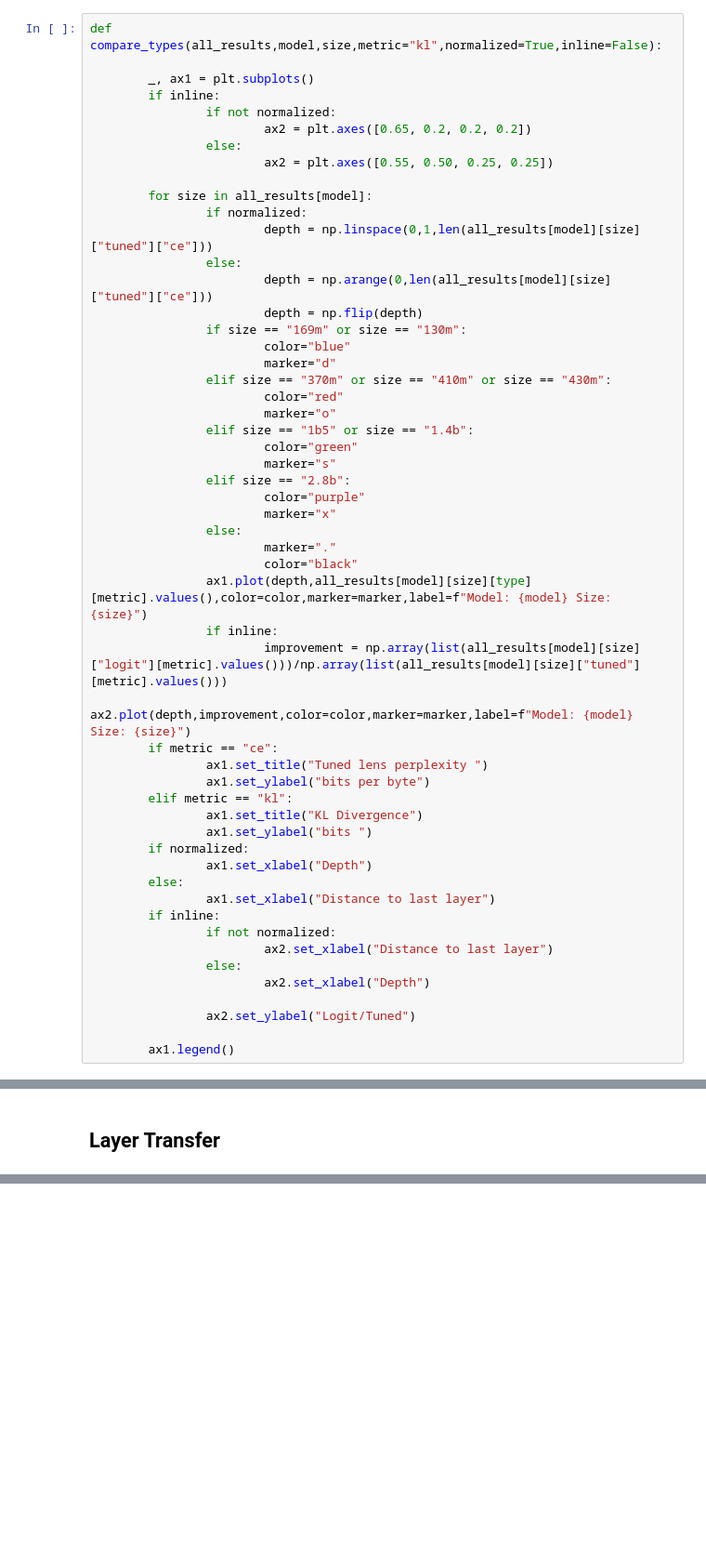
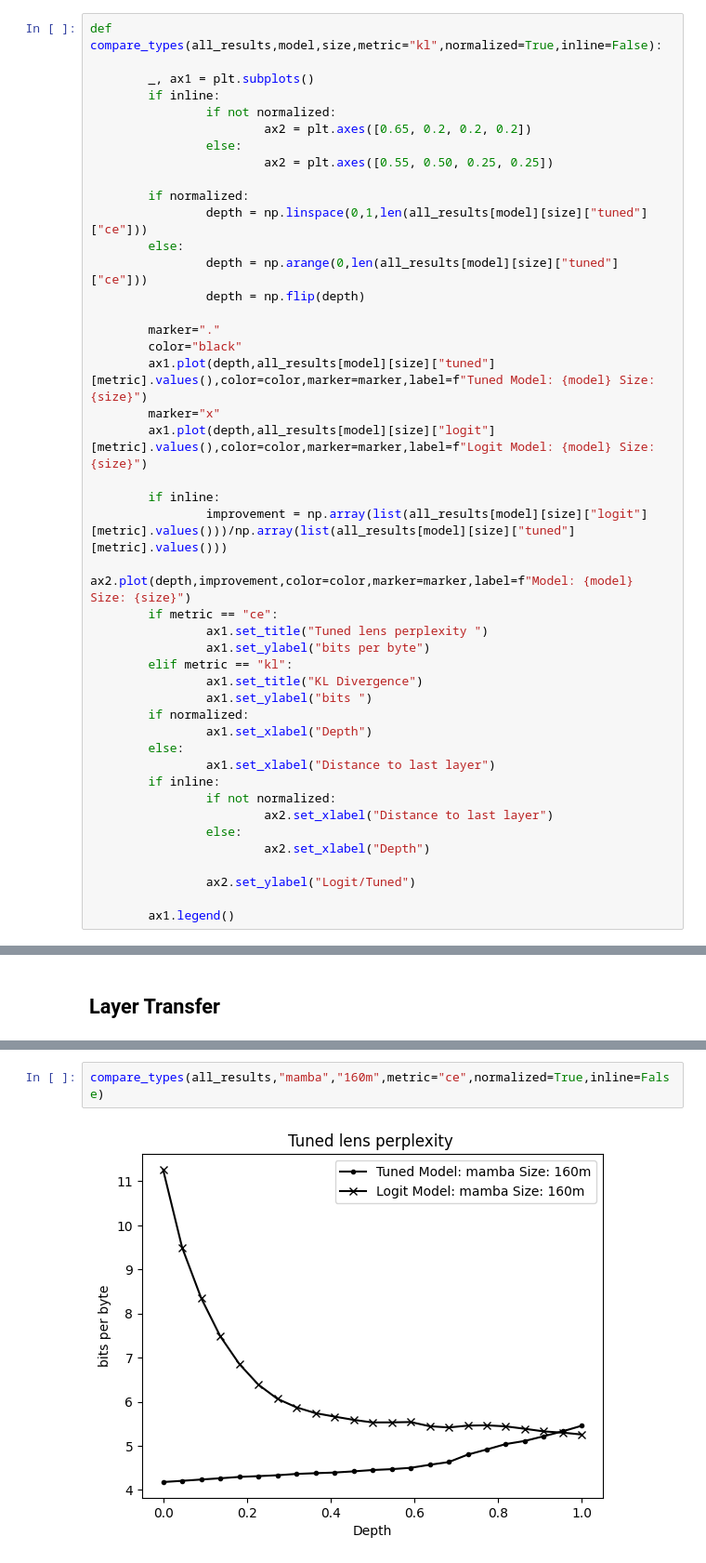
Before and after one commit to EleutherAI/rnngineering, a Jupyter notebook: Lenses/comparing_lenses.ipynb, the cells around one changed output, grey strips where cells are left out. Shown: that part at 93% size. Cells and saved outputs as stored; diff of their text form; blank space fills up the shorter version.

```diff
--- a/Lenses/comparing_lenses.ipynb
+++ b/Lenses/comparing_lenses.ipynb
@@ -151,31 +154,21 @@ def compare_types(all_results,model,size,metric="kl",normalized=True,inline=Fals
                 else:
                         ax2 = plt.axes([0.55, 0.50, 0.25, 0.25])
 
-        for size in all_results[model]:
-                if normalized:
-                        depth = np.linspace(0,1,len(all_results[model][size]["tuned"]["ce"]))
-                else:
-                        depth = np.arange(0,len(all_results[model][size]["tuned"]["ce"]))
-                        depth = np.flip(depth)
-                if size == "169m" or size == "130m":
-                        color="blue"
-                        marker="d"
-                elif size == "370m" or size == "410m" or size == "430m":
-                        color="red"
-                        marker="o"
-                elif size == "1b5" or size == "1.4b":
-                        color="green"
-                        marker="s"
-                elif size == "2.8b":
-                        color="purple"
-                        marker="x"
-                else:
-                        marker="."
-                        color="black"
-                ax1.plot(depth,all_results[model][size][type][metric].values(),color=color,marker=marker,label=f"Model: {model} Size: {size}")
-                if inline:
-                        improvement = np.array(list(all_results[model][size]["logit"][metric].values()))/np.array(list(all_results[model][size]["tuned"][metric].values()))
-                        ax2.plot(depth,improvement,color=color,marker=marker,label=f"Model: {model} Size: {size}")
+        if normalized:
+                depth = np.linspace(0,1,len(all_results[model][size]["tuned"]["ce"]))
+        else:
+                depth = np.arange(0,len(all_results[model][size]["tuned"]["ce"]))
+                depth = np.flip(depth)
+
+        marker="."
+        color="black"
+        ax1.plot(depth,all_results[model][size]["tuned"][metric].values(),color=color,marker=marker,label=f"Tuned Model: {model} Size: {size}")
+        marker="x"
+        ax1.plot(depth,all_results[model][size]["logit"][metric].values(),color=color,marker=marker,label=f"Logit Model: {model} Size: {size}")
+
+        if inline:
+                improvement = np.array(list(all_results[model][size]["logit"][metric].values()))/np.array(list(all_results[model][size]["tuned"][metric].values()))
+                ax2.plot(depth,improvement,color=color,marker=marker,label=f"Model: {model} Size: {size}")
         if metric == "ce":
                 ax1.set_title("Tuned lens perplexity ")
                 ax1.set_ylabel("bits per byte")
@@ -254,0 +250,4 @@ for model in ["pythia"]:
+# %%
+compare_types(all_results,"mamba","160m",metric="ce",normalized=True,inline=False)
+# %% [output]
+[figure, added]
```
Also changed, not shown: parts of 6 cells of this notebook, 10 other files.
